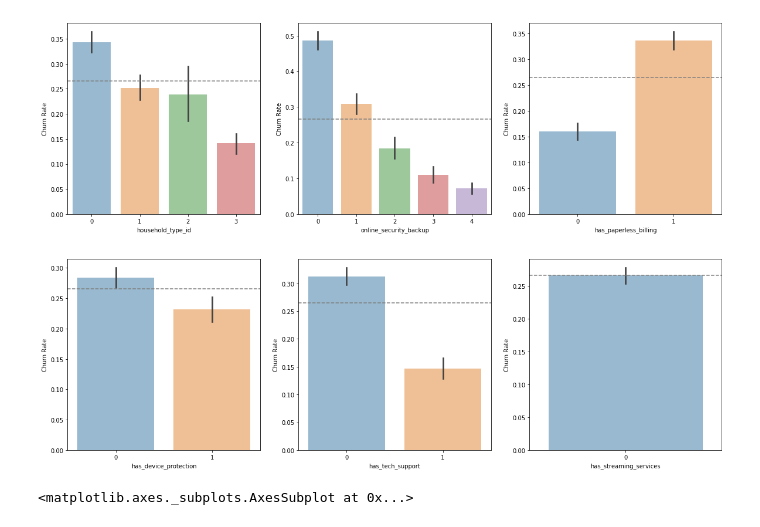
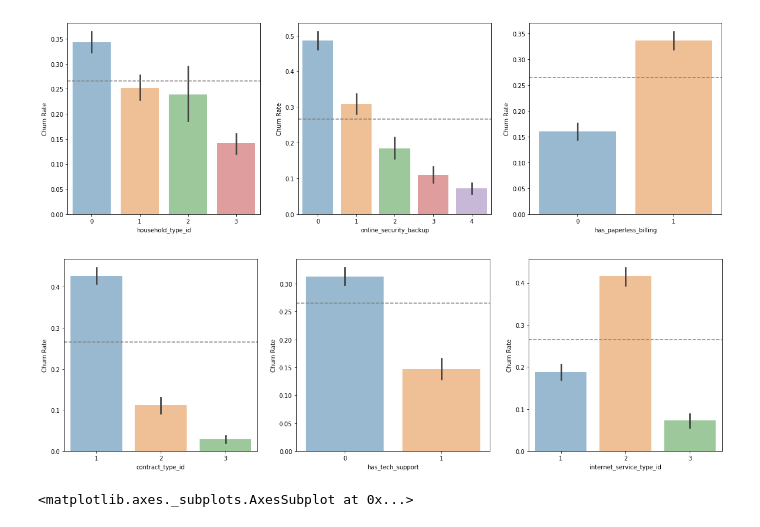
Before and after one commit to ericescalante-jasondunn/classification_project, a Jupyter notebook: Project_Master.ipynb, the cells around one changed output. Cells and saved outputs as stored; diff of their text form; code cells hidden in the pictures.

```diff
--- a/Project_Master.ipynb
+++ b/Project_Master.ipynb
@@ -539,18 +537,18 @@ for i, feature in enumerate(features):
 # %% [output]
 [figure]
 # %%
-features = ['has_device_protection', 'has_tech_support', 'has_streaming_services']
+features = ['contract_type_id', 'has_tech_support', 'internet_service_type_id']
 
 _, ax = plt.subplots(nrows=1, ncols=3, figsize=(20,6))
 
 churn_rate = train_df.churn.mean()
 
 for i, feature in enumerate(features):
     sns.barplot(feature, 'churn', data=train_df, ax=ax[i], alpha=.5)
     ax[i].set_ylabel('Churn Rate')
     ax[i].axhline(churn_rate, ls='--', color='grey')
 # %% [output]
-[figure, old version]
+[figure, new version]
 # %%
 plt.figure(figsize=(16,15))
 
```
Also changed, not shown: parts of 6 cells of this notebook.
